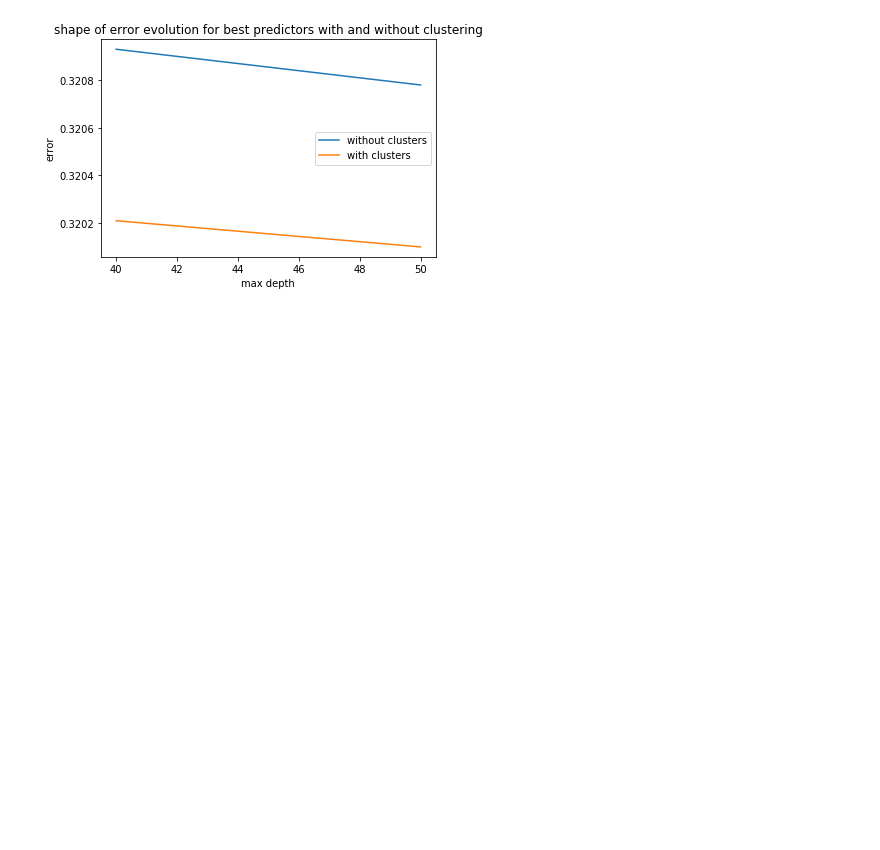
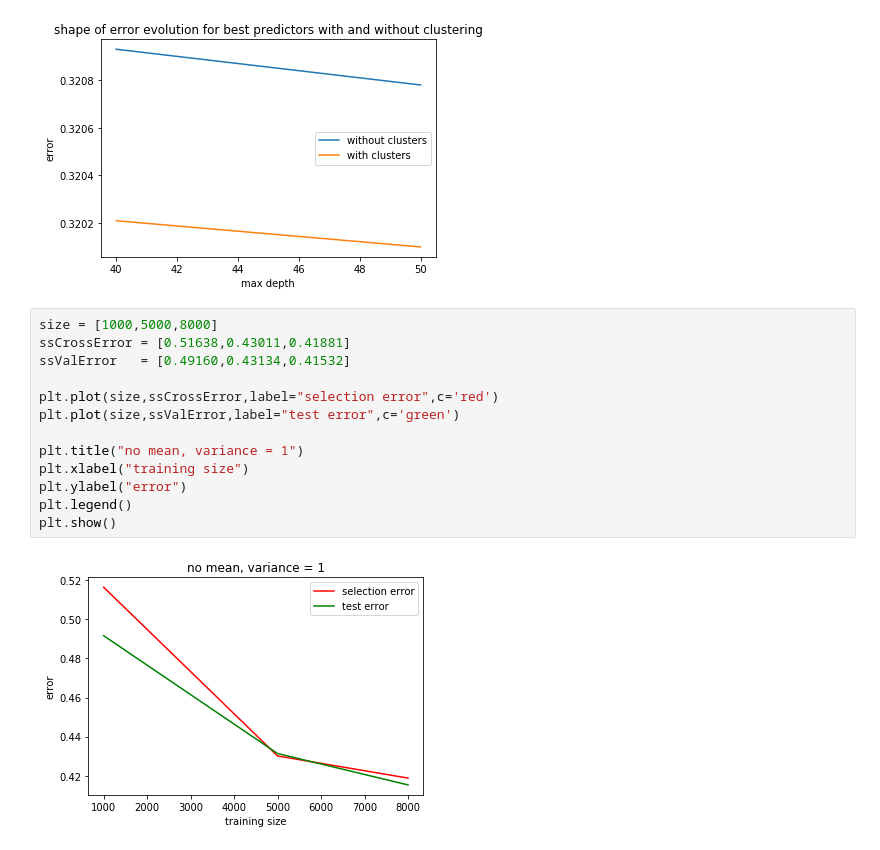
Before and after one commit to aemi-dev/td_taxidriver, a Jupyter notebook: graphiques.ipynb, the cells around one changed output. Cells and saved outputs as stored; diff of their text form; blank space fills up the shorter version.

```diff
--- a/graphiques.ipynb
+++ b/graphiques.ipynb
@@ -58,3 +58,18 @@ plt.legend()
 plt.show()
 # %% [output]
 [figure]
+# %%
+size = [1000,5000,8000]
+ssCrossError = [0.51638,0.43011,0.41881]
+ssValError   = [0.49160,0.43134,0.41532]
+
+plt.plot(size,ssCrossError,label="selection error",c='red')
+plt.plot(size,ssValError,label="test error",c='green')
+
+plt.title("no mean, variance = 1")
+plt.xlabel("training size")
+plt.ylabel("error")
+plt.legend()
+plt.show()
+# %% [output]
+[figure, added]
```
Also changed, not shown: parts of 2 cells of this notebook, 5 other files.
